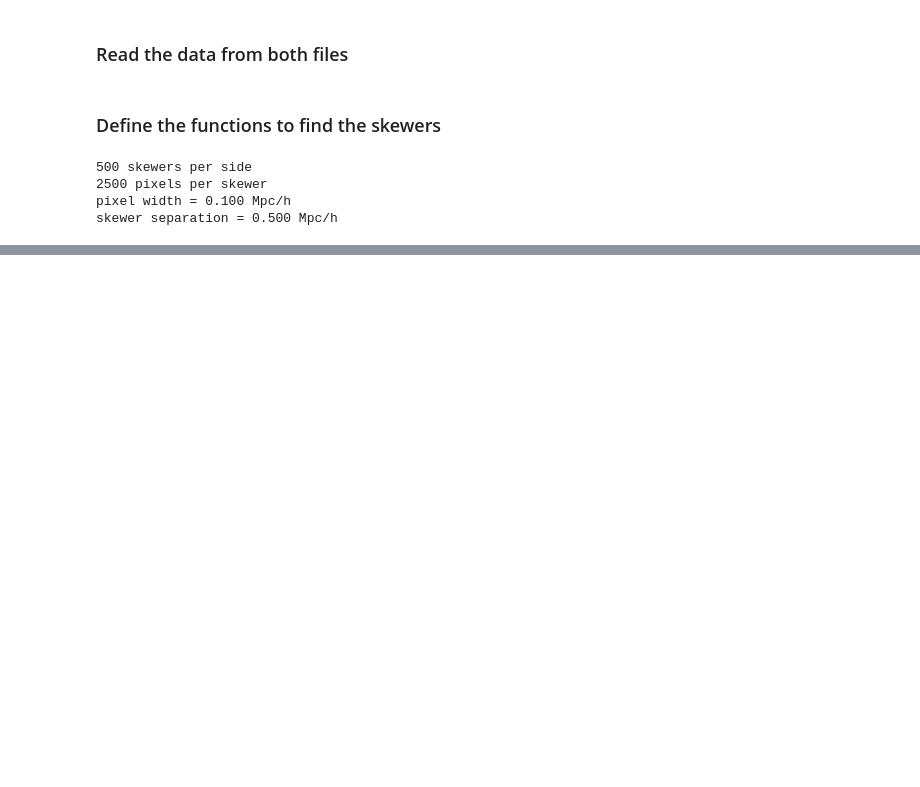
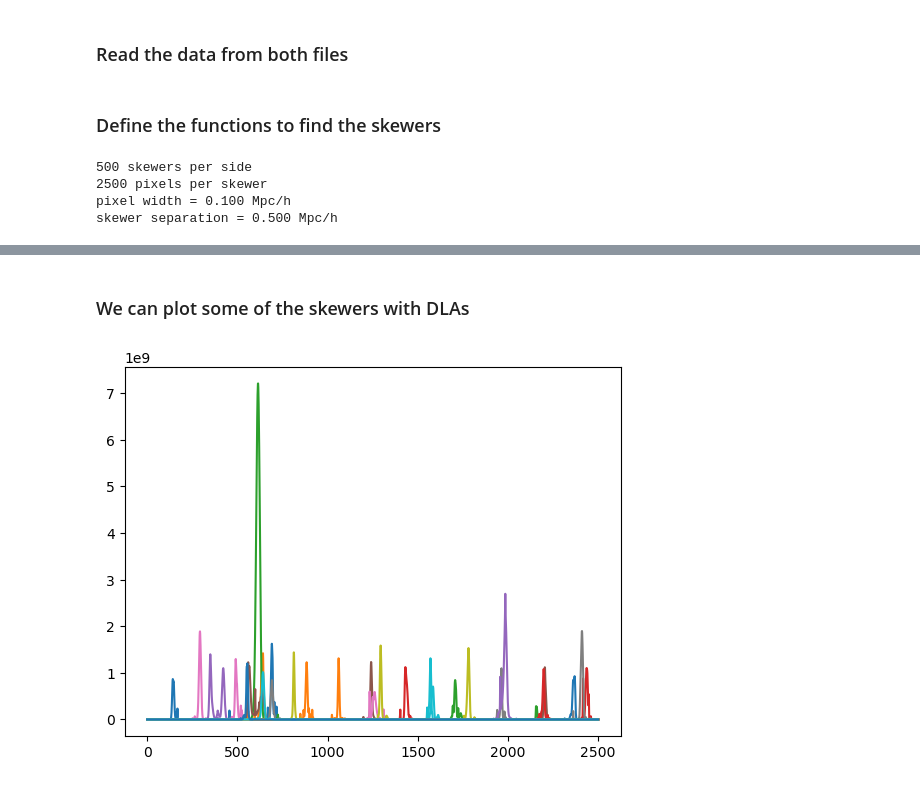
Before and after one commit to andreufont/astrid_hcd, a Jupyter notebook: DLAs_positions.ipynb, the cells around one changed output, grey strips where cells are left out. Drawn from its saved outputs; the diff is of its cells as text; code cells hidden in the pictures; blank space fills up the shorter version.

```diff
--- a/DLAs_positions.ipynb
+++ b/DLAs_positions.ipynb
@@ -62,16 +62,3 @@ def skewer_xy_hMpc(isk):
     """Return the (x,y) coordinates of a given skewer, in Mpc/h"""
     ix, iy = skewer_ix_iy(isk)
     return dxy_hMpc*ix, dxy_hMpc*iy
-# %%
-'''
-coords = []
-for i in range(0,501):
-    x, y = skewer_xy_hMpc(i)
-    max_colden=np.max(colden.reshape([Nsk,Nsk,Np]),axis=2)
-    plot_mask = ((max_colden > 1e19) & (max_colden < 1e20)).flatten()
-    plot_isk=np.where(plot_mask)[0][0]
-    idla=np.argmax(colden[plot_isk])
-    z = np.argmax(colden[plot_isk])
-    coords.append([x, y, z])
-print(coords)
-'''
@@ -79,0 +67,8 @@ print(coords)
+# %%
+max_colden=np.max(colden.reshape([Nsk,Nsk,Np]),axis=2)
+dlas=[]
+for i in range(Nsk):
+    for j in range(Nsk):
+        if max_colden[i][j] > 1e23:
+            dlas.append([i,j])
+print(dlas)
@@ -79,0 +108,7 @@ print(coords)
+# %% [markdown]
+### We can plot some of the skewers with DLAs
+# %%
+for i in range(len(dlas)):
+    plt.plot(tau_on[skewer_index(dlas[i][0],dlas[i][1])])
+# %% [output]
+[figure, added]
```
Also changed, not shown: parts of 10 cells of this notebook.
